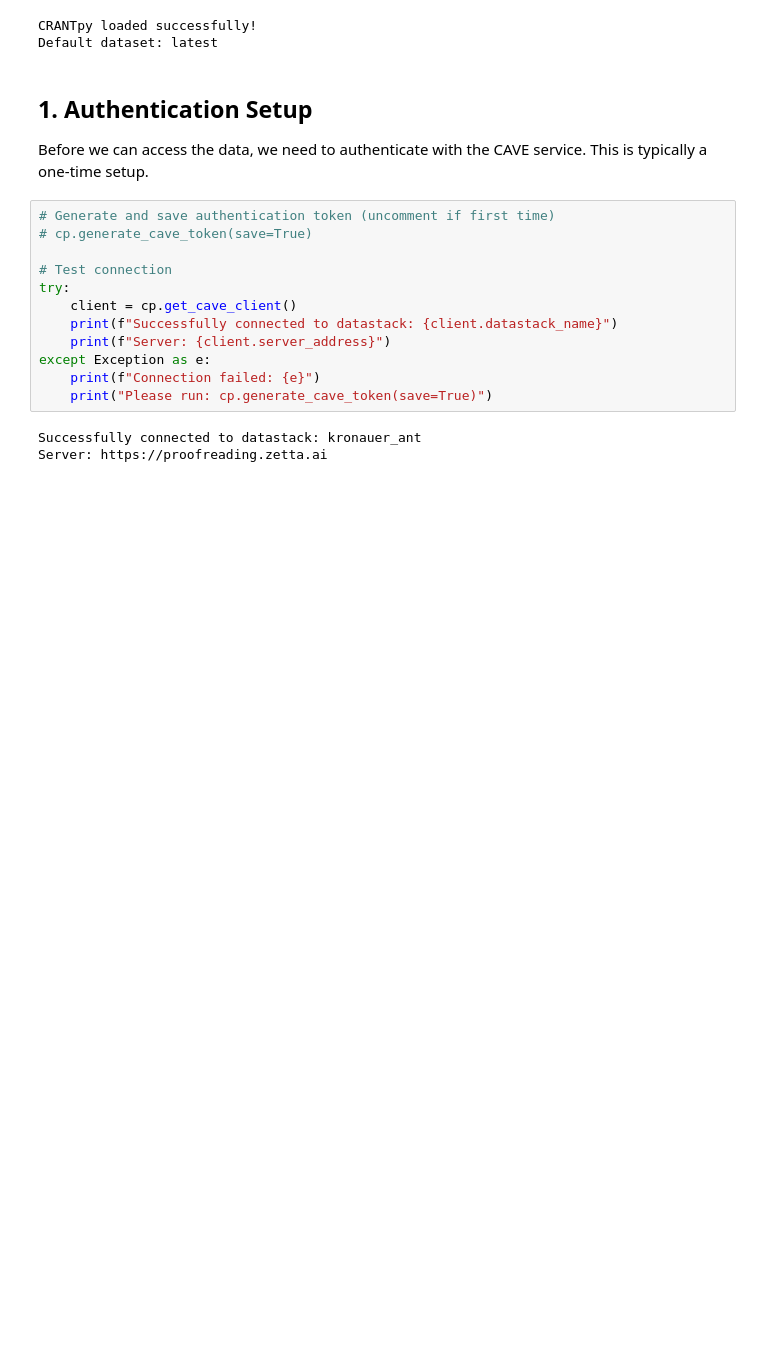
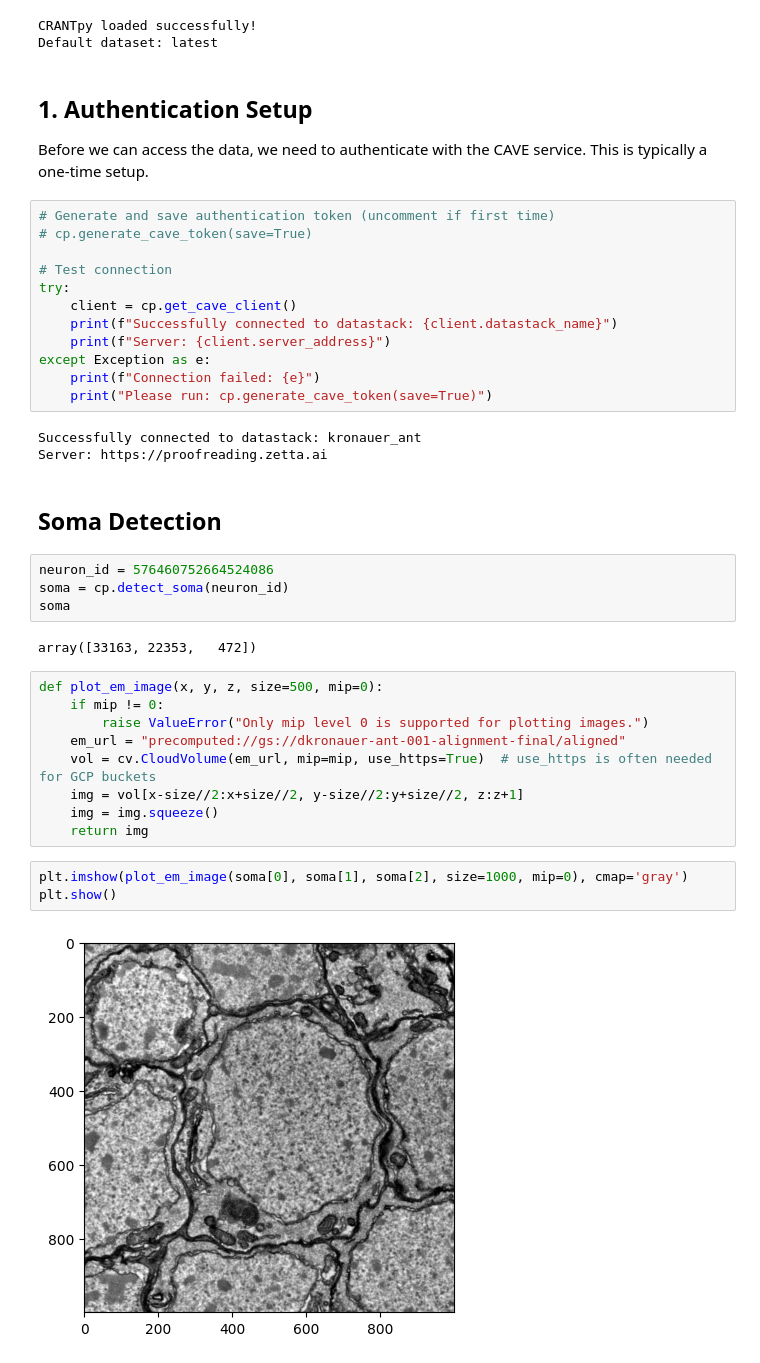
Before and after one commit to Social-Evolution-and-Behavior/crantpy, a Jupyter notebook: docs/deep_dive/advanced.ipynb, the cells around one changed output. Drawn from its saved outputs; the diff is of its cells as text; blank space fills up the shorter version.

```diff
--- a/docs/deep_dive/advanced.ipynb
+++ b/docs/deep_dive/advanced.ipynb
@@ -36,3 +38,25 @@ except Exception as e:
 # %% [output]
 Successfully connected to datastack: kronauer_ant
 Server: https://proofreading.zetta.ai
+# %% [markdown]
+## Soma Detection
+# %%
+neuron_id = 576460752664524086
+soma = cp.detect_soma(neuron_id)
+soma
+# %% [output]
+array([33163, 22353,   472])
+# %%
+def plot_em_image(x, y, z, size=500, mip=0):
+    if mip != 0:
+        raise ValueError("Only mip level 0 is supported for plotting images.")
+    em_url = "precomputed://gs://dkronauer-ant-001-alignment-final/aligned"
+    vol = cv.CloudVolume(em_url, mip=mip, use_https=True)  # use_https is often needed for GCP buckets
+    img = vol[x-size//2:x+size//2, y-size//2:y+size//2, z:z+1]
+    img = img.squeeze()
+    return img
+# %%
+plt.imshow(plot_em_image(soma[0], soma[1], soma[2], size=1000, mip=0), cmap='gray')
+plt.show()
+# %% [output]
+[figure, added]
```
Also changed, not shown: parts of 1 cell of this notebook, 10 other files.
